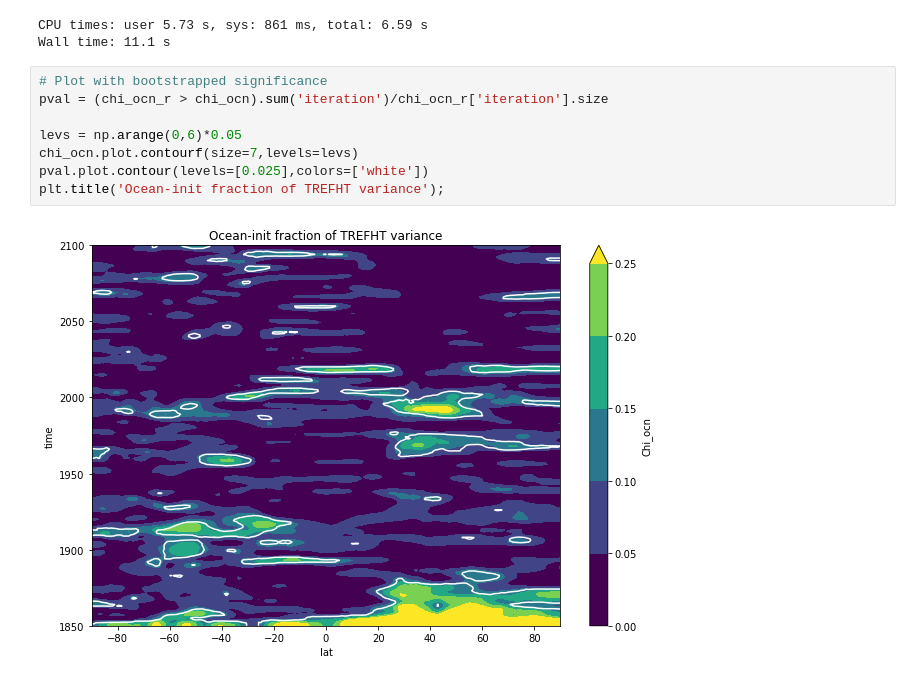
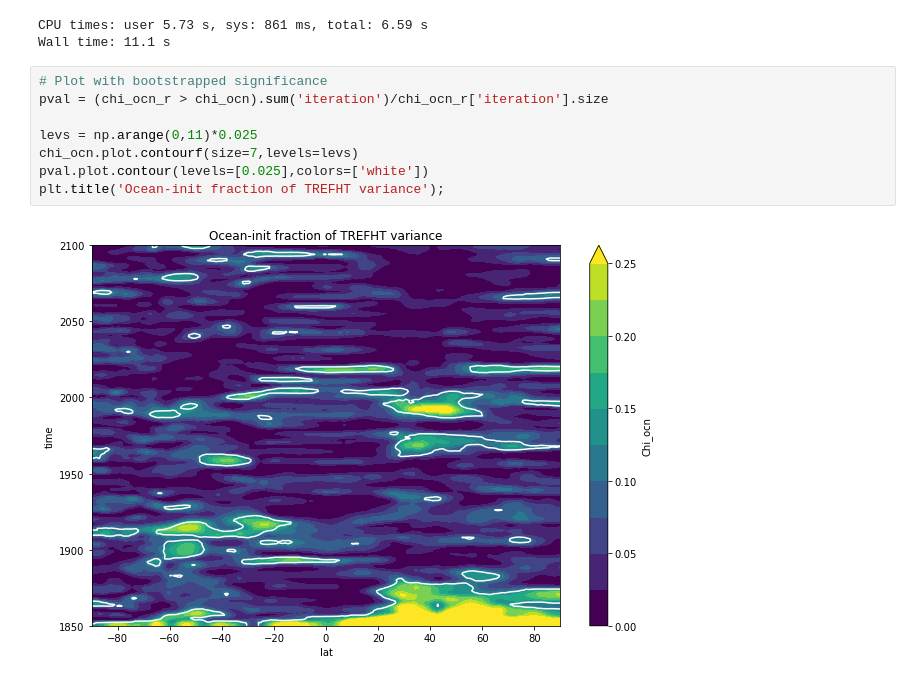
Before and after one commit to sgyeager/CESM2-LE-analysis, a Jupyter notebook: notebooks/CESM2LE_ICM_zmTREFHT.ipynb, the cells around one changed output. Cells and saved outputs as stored; diff of their text form.

```diff
--- a/notebooks/CESM2LE_ICM_zmTREFHT.ipynb
+++ b/notebooks/CESM2LE_ICM_zmTREFHT.ipynb
@@ -324,10 +324,10 @@ Wall time: 11.1 s
 # %%
 # Plot with bootstrapped significance
 pval = (chi_ocn_r > chi_ocn).sum('iteration')/chi_ocn_r['iteration'].size
 
-levs = np.arange(0,6)*0.05
+levs = np.arange(0,11)*0.025
 chi_ocn.plot.contourf(size=7,levels=levs)
 pval.plot.contour(levels=[0.025],colors=['white'])
 plt.title('Ocean-init fraction of TREFHT variance');
 # %% [output]
-[figure, old version]
+[figure, new version]
```
